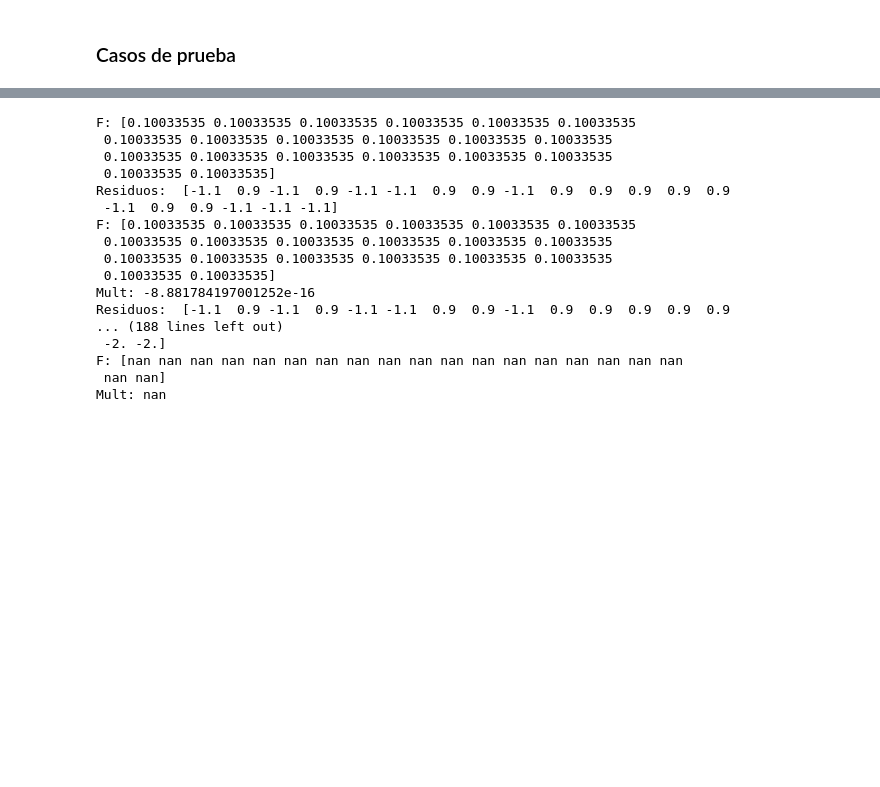
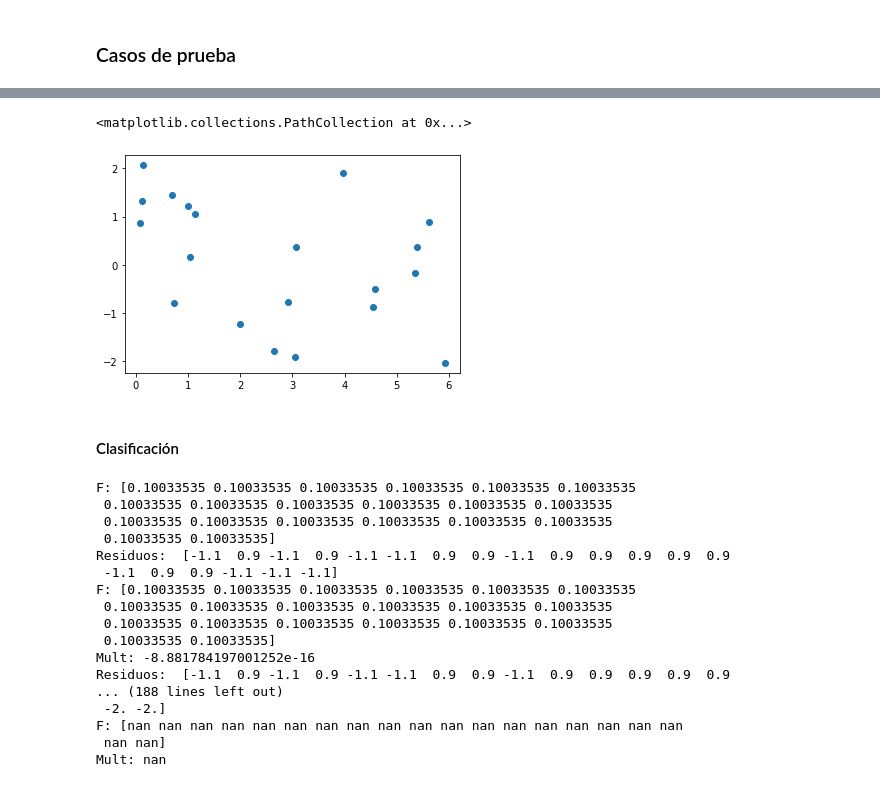
Before and after one commit to Ludvins/MCD_Practicas_MAAA, a Jupyter notebook: P2/P2_boosting.ipynb, the cells around one changed output, grey strips where cells are left out. Cells and saved outputs as stored; diff of their text form; code cells hidden in the pictures; blank space fills up the shorter version.

```diff
--- a/P2/P2_boosting.ipynb
+++ b/P2/P2_boosting.ipynb
@@ -397,3 +502,10 @@ Xtest = np.concatenate((x1test, x2test), axis = 1)
+# %%
+plt.scatter(Xtrain_reg, y)
+# %% [output]
+<matplotlib.collections.PathCollection at 0x...>
+[figure, added]
+# %% [markdown]
+#### Clasificación
 # %%
 gb = GBCasero(loss=LogLoss(), reg = False)
 
```
Also changed, not shown: parts of 16 cells of this notebook.
